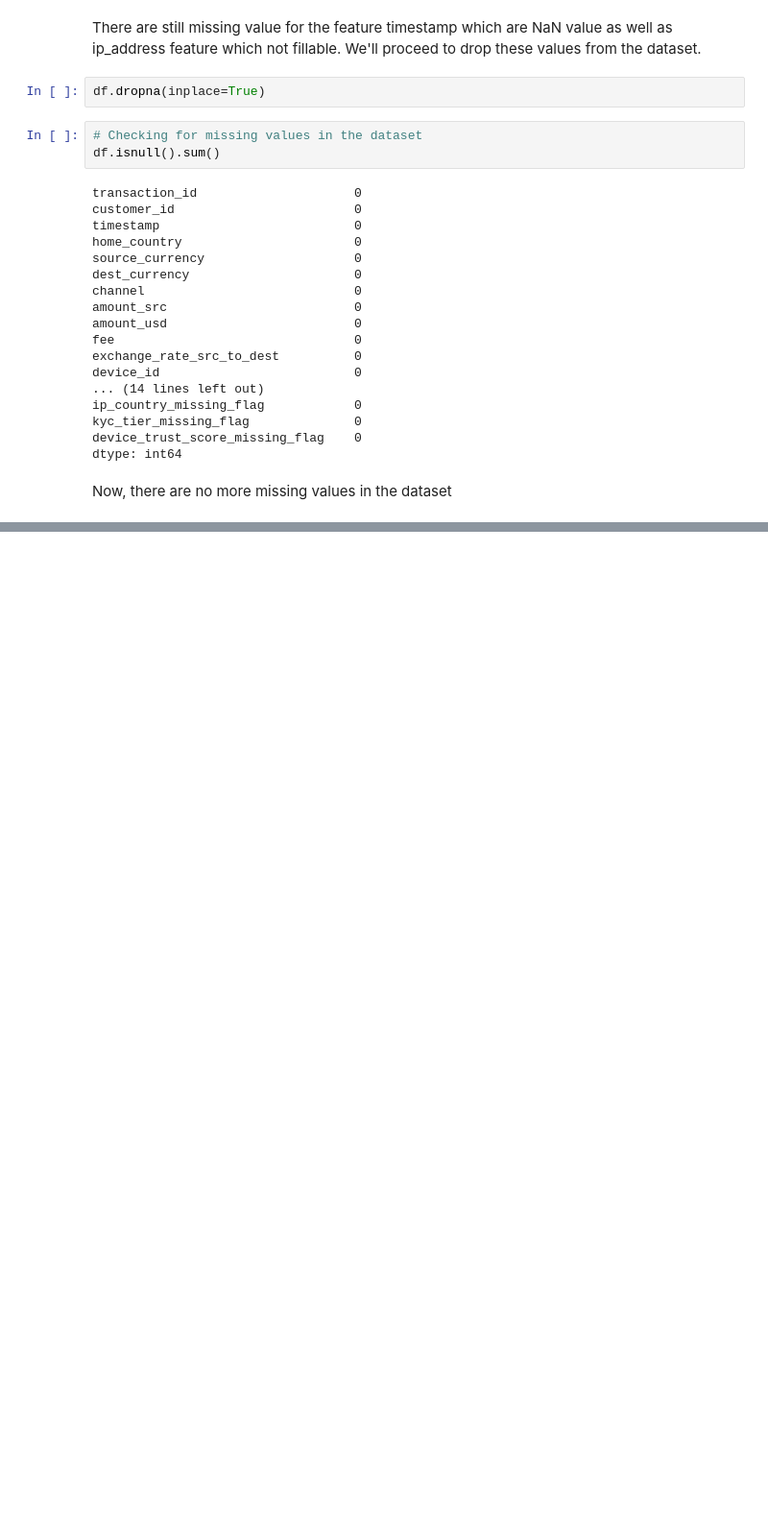
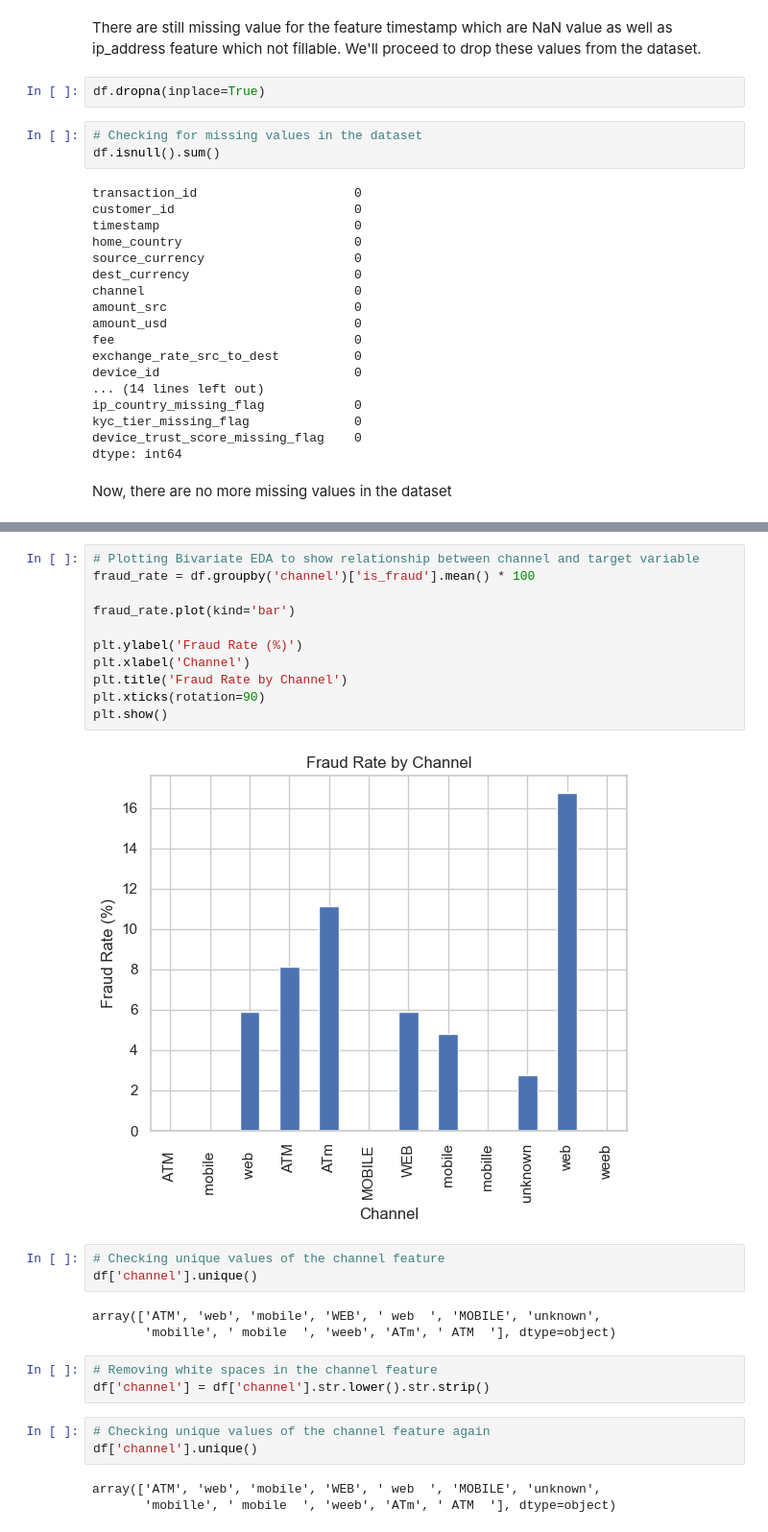
Before and after one commit to UzorNwokeaka/novapay-fraud-detection-project, a Jupyter notebook: notebooks/NovaPay - uzor_nwokeaka.ipynb, the cells around one changed output, grey strips where cells are left out. Shown at 96% size. Drawn from its saved outputs; the diff is of its cells as text; blank space fills up the shorter version.

```diff
--- a/notebooks/NovaPay - uzor_nwokeaka.ipynb
+++ b/notebooks/NovaPay - uzor_nwokeaka.ipynb
@@ -442,0 +496,28 @@ Now, there are no more missing values in the dataset
+# %%
+# Plotting Bivariate EDA to show relationship between channel and target variable
+fraud_rate = df.groupby('channel')['is_fraud'].mean() * 100
+
+fraud_rate.plot(kind='bar')
+
+plt.ylabel('Fraud Rate (%)')
+plt.xlabel('Channel')
+plt.title('Fraud Rate by Channel')
+plt.xticks(rotation=90)
+plt.show()
+# %% [output]
+[figure, added]
+# %%
+# Checking unique values of the channel feature
+df['channel'].unique()
+# %% [output]
+array(['ATM', 'web', 'mobile', 'WEB', ' web  ', 'MOBILE', 'unknown',
+       'mobille', ' mobile  ', 'weeb', 'ATm', ' ATM  '], dtype=object)
+# %%
+# Removing white spaces in the channel feature
+df['channel'] = df['channel'].str.lower().str.strip()
+# %%
+# Checking unique values of the channel feature again
+df['channel'].unique()
+# %% [output]
+array(['ATM', 'web', 'mobile', 'WEB', ' web  ', 'MOBILE', 'unknown',
+       'mobille', ' mobile  ', 'weeb', 'ATm', ' ATM  '], dtype=object)
```
Also changed, not shown: parts of 22 cells of this notebook.
